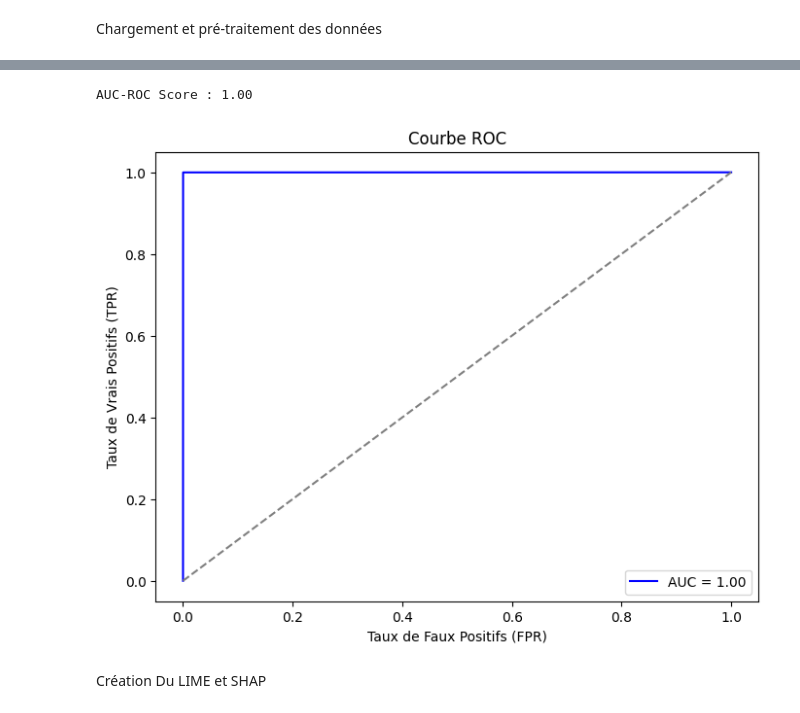
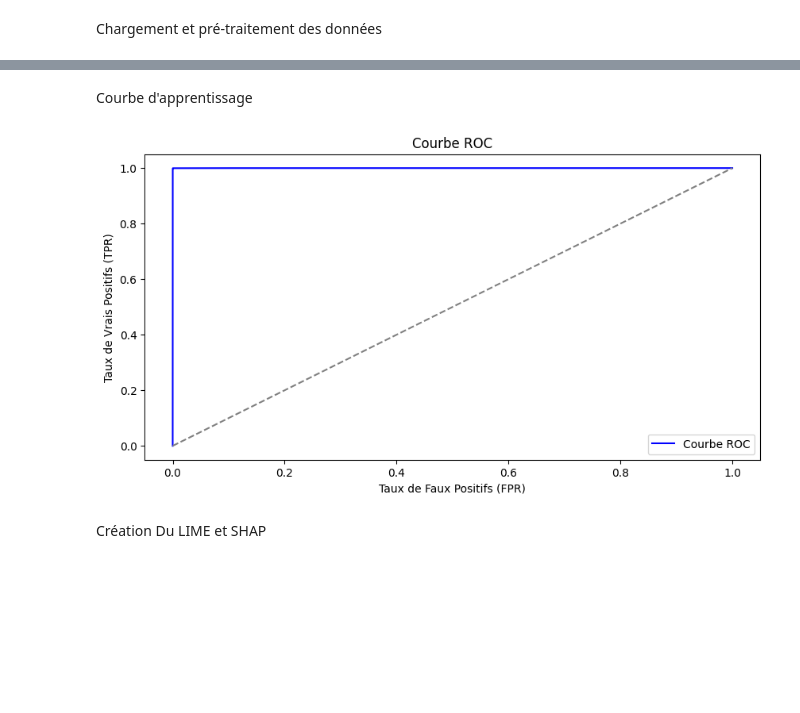
Before and after one commit to UnivexNate/Rattrapage_ML, a Jupyter notebook: CC_Fraud1.ipynb, the cells around one changed output, grey strips where cells are left out. Cells and saved outputs as stored; diff of their text form; code cells hidden in the pictures; blank space fills up the shorter version.

```diff
--- a/CC_Fraud1.ipynb
+++ b/CC_Fraud1.ipynb
@@ -37,15 +38,16 @@ print("Valeurs uniques de la cible :", df["Class"].unique())
 if df["Class"].dtype != np.int64 and df["Class"].dtype != np.float64:
     df["Class"] = LabelEncoder().fit_transform(df["Class"])
 
-# Vérification de la distribution des données
-print(df.describe())
-
 # Supprimer la normalisation StandardScaler, car les valeurs sont déjà entre -3 et 3
 X = df.drop(columns=["Class"])
 y = df["Class"]
 
+# Vérification des classes
+print(y.value_counts(normalize=True))
+
 # Séparation en train/test
 X_train, X_test, y_train, y_test = train_test_split(X, y, test_size=0.2, random_state=42)
+X_train, X_valid, y_train, y_valid = train_test_split(X_train, y_train, test_size=0.2, random_state=42)
 
 print("Taille du dataset après nettoyage :", df.shape)
 # %% [output]
@@ -71,12 +70,0 @@ Creation et entrainement du modèle
-# %%
-# Création et entraînement du modèle
-model = XGBClassifier(use_label_encoder=False, eval_metric="logloss")
-model.fit(X_train, y_train)
-
-# Prédictions
-y_pred = model.predict(X_test)
-y_proba = model.predict_proba(X_test)[:, 1]
-
-# Évaluation du modèle
-accuracy = accuracy_score(y_test, y_pred)
-print(f"Accuracy : {accuracy:.2f}")
@@ -121,0 +73,10 @@ Calcul du AUC-ROC
+# %%
+param_distributions = {
+    "learning_rate": [0.05],  # Peut être réduit encore (ex: 0.01)
+    "max_depth": [3],  # Réduit la profondeur pour éviter le sur-apprentissage
+    "n_estimators": [50, 100],  # Moins d'arbres pour limiter la complexité
+    "subsample": [0.5, 0.7],  # Prend un sous-échantillon aléatoire
+    "colsample_bytree": [0.5, 0.7],  # Moins de features par arbre
+    "reg_alpha": [0.1, 0.5, 1],  # Regularisation L1
+    "reg_lambda": [5, 10, 15]  # Regularisation L2
+}
@@ -122,24 +124,22 @@ Calcul du AUC-ROC
+# %% [markdown]
+Courbe d'apprentissage
 # %%
-# Prédictions de probabilités avec le meilleur modèle
-y_scores = best_model.predict_proba(X_test)[:, 1]
+y_test_pred = best_model.predict_proba(X_test)[:, 1]
 
-# Calcul de l'AUC-ROC
-auc = roc_auc_score(y_test, y_scores)
-print(f"AUC-ROC Score : {auc:.2f}")
+# Calcul de la courbe ROC
+fpr, tpr, _ = roc_curve(y_test, y_test_pred)
 
 # Tracé de la courbe ROC
-fpr, tpr, _ = roc_curve(y_test, y_scores)
-plt.figure(figsize=(8, 6))
-plt.plot(fpr, tpr, label=f"AUC = {auc:.2f}", color="blue")
-plt.plot([0, 1], [0, 1], linestyle="--", color="gray")
+plt.figure(figsize=(10, 5))
+plt.plot(fpr, tpr, label="Courbe ROC", color="blue")
+plt.plot([0, 1], [0, 1], linestyle="--", color="gray")  # Diagonale (random)
 plt.xlabel("Taux de Faux Positifs (FPR)")
 plt.ylabel("Taux de Vrais Positifs (TPR)")
 plt.title("Courbe ROC")
 plt.legend()
 plt.show()
 # %% [output]
-AUC-ROC Score : 1.00
-[figure, old version]
+[figure, new version]
 # %% [markdown]
 Création Du LIME et SHAP
 # %%
```
Also changed, not shown: parts of 15 cells of this notebook.
